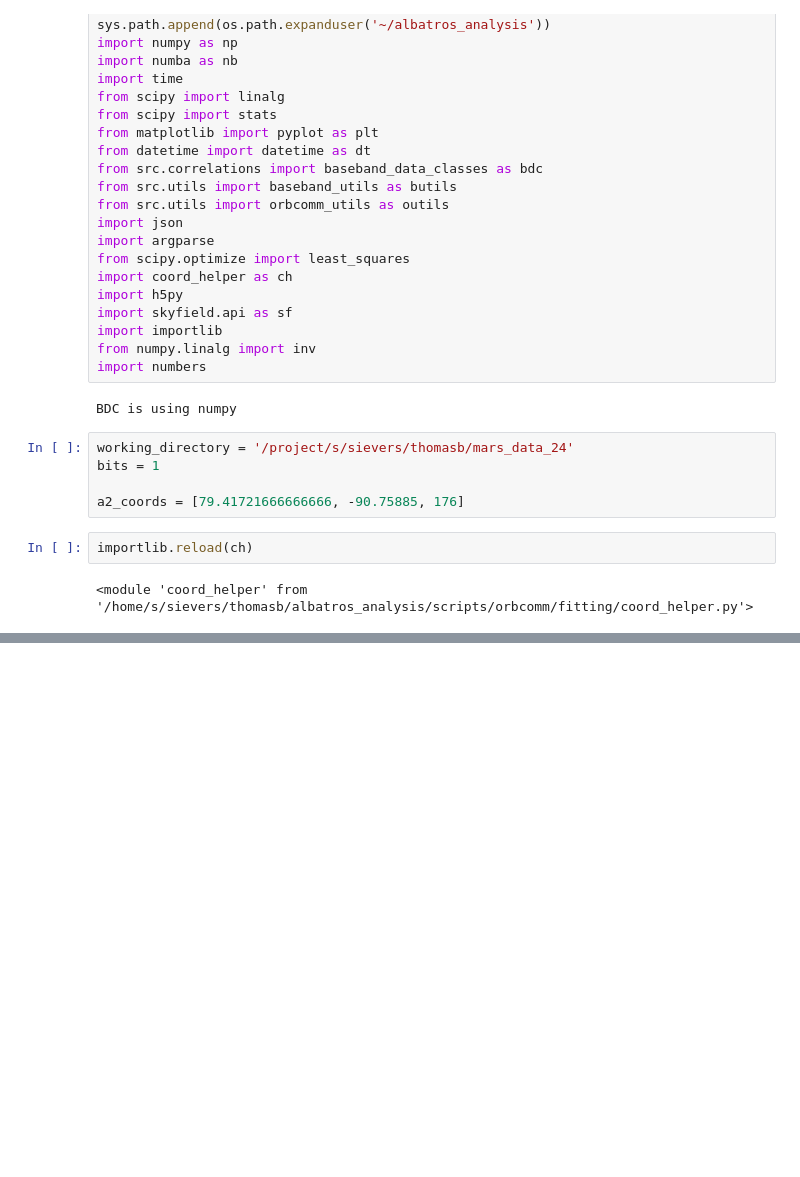
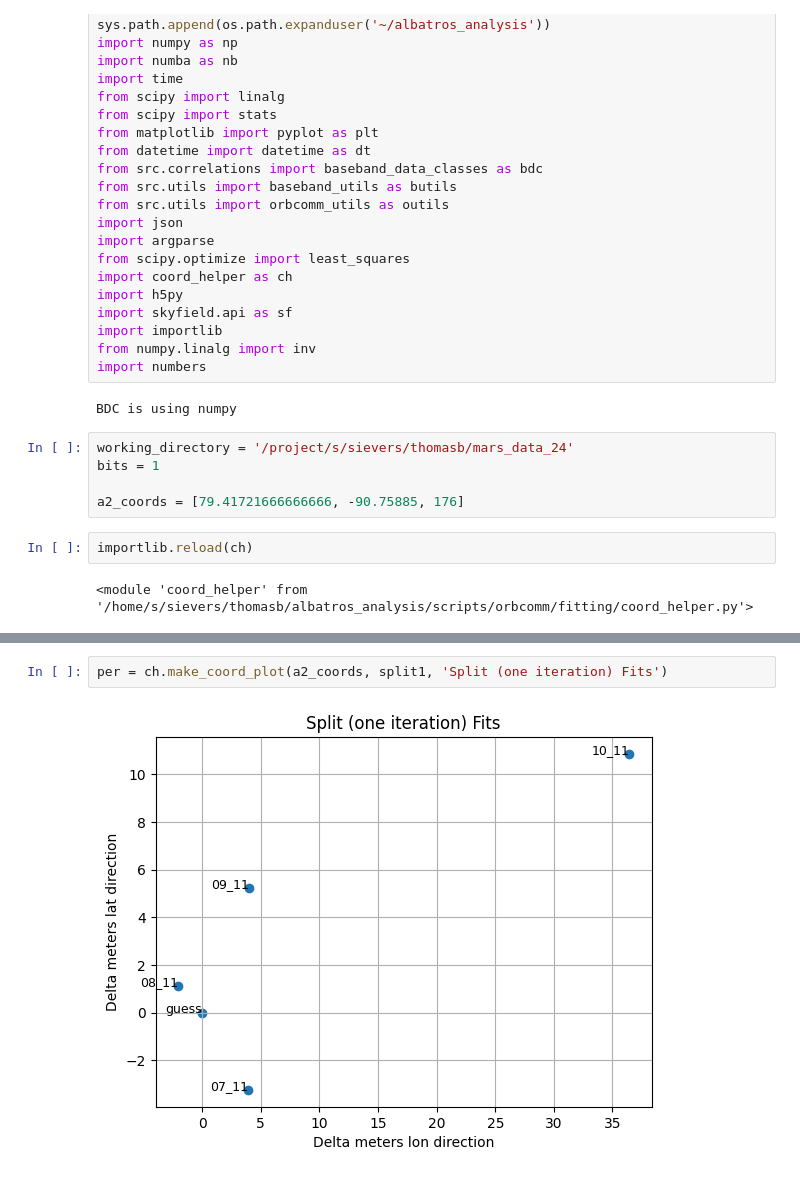
Before and after one commit to ALBATROS-Experiment/albatros_analysis, a Jupyter notebook: scripts/orbcomm/fitting/visualizer.ipynb, the cells around one changed output, grey strips where cells are left out. Drawn from its saved outputs; the diff is of its cells as text; blank space fills up the shorter version.

```diff
--- a/scripts/orbcomm/fitting/visualizer.ipynb
+++ b/scripts/orbcomm/fitting/visualizer.ipynb
@@ -35,0 +65,4 @@ importlib.reload(ch)
+# %%
+per = ch.make_coord_plot(a2_coords, split1, 'Split (one iteration) Fits')
+# %% [output]
+[figure, added]
```
Also changed, not shown: parts of 13 cells of this notebook, 46 other files.
